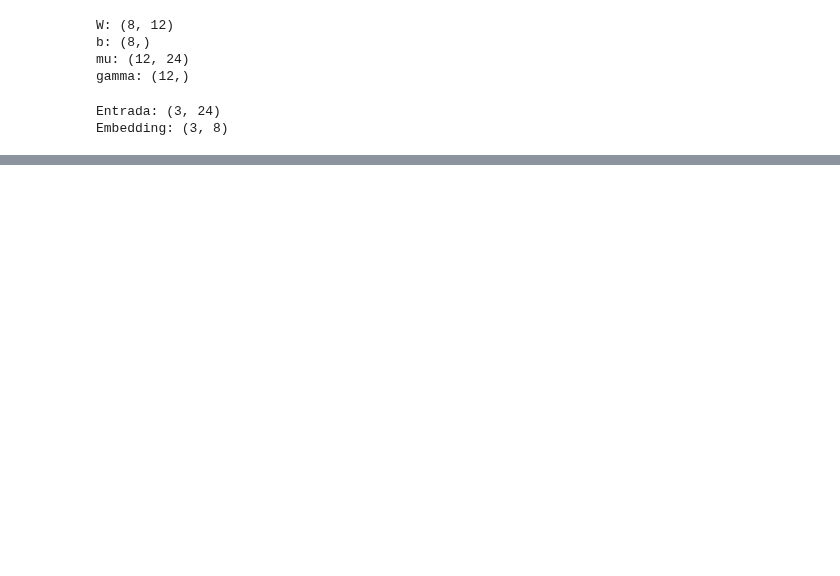
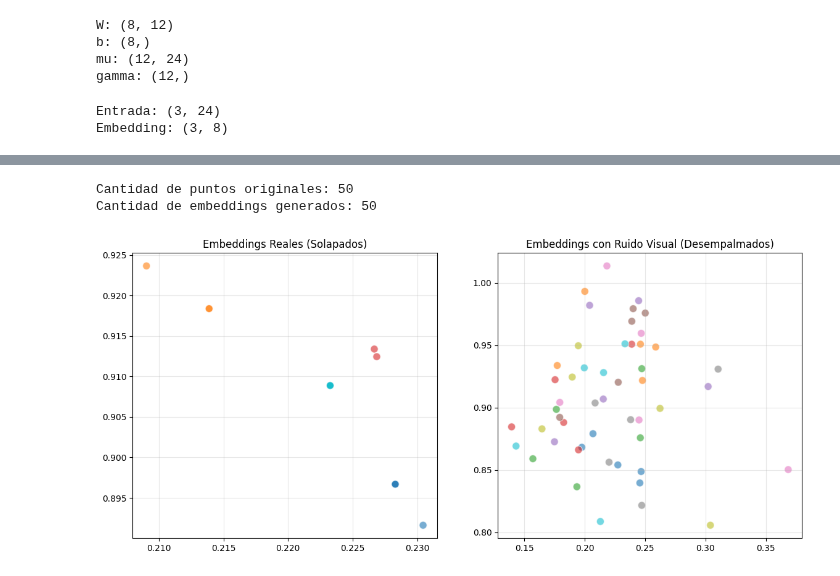
Before and after one commit to VictorManuelOrt/Biometric, a Jupyter notebook: RBFBIOM.ipynb, the cells around one changed output, grey strips where cells are left out. Drawn from its saved outputs; the diff is of its cells as text; code cells hidden in the pictures; blank space fills up the shorter version.

```diff
--- a/RBFBIOM.ipynb
+++ b/RBFBIOM.ipynb
@@ -2329,0 +2680,33 @@ plt.show()
+# %%
+# 1. Comprobación matemática estricta
+print(f"Cantidad de puntos originales: {X_plot.shape[0]}")
+print(f"Cantidad de embeddings generados: {Z_plot.shape[0]}")
+
+# 2. Agregar ruido visual (jitter) solo para la gráfica, para separar puntos solapados
+jitter_strength = 0.05
+rng_jitter = np.random.default_rng(42)
+
+# Añadimos ruido a las primeras 4 dimensiones de Z
+Z_plot_jitter = Z_plot + rng_jitter.normal(0, jitter_strength, Z_plot.shape)
+
+# ==========================================
+# GRÁFICA CON JITTER (Para ver los puntos ocultos)
+# ==========================================
+fig, axs = plt.subplots(1, 2, figsize=(14, 6))
+cmap = 'tab10'
+
+# Sin Jitter (Puntos apilados)
+axs[0].scatter(Z_plot[:, 0], Z_plot[:, 1], c=y_plot_numeric, cmap=cmap, alpha=0.6, edgecolors='w', s=80)
+axs[0].set_title('Embeddings Reales (Solapados)', fontsize=12)
+axs[0].grid(True, alpha=0.3)
+
+# Con Jitter (Puntos separados visualmente)
+axs[1].scatter(Z_plot_jitter[:, 0], Z_plot_jitter[:, 1], c=y_plot_numeric, cmap=cmap, alpha=0.6, edgecolors='w', s=80)
+axs[1].set_title('Embeddings con Ruido Visual (Desempalmados)', fontsize=12)
+axs[1].grid(True, alpha=0.3)
+
+plt.show()
+# %% [output]
+Cantidad de puntos originales: 50
+Cantidad de embeddings generados: 50
+[figure, added]
```
Also changed, not shown: parts of 18 cells of this notebook.
